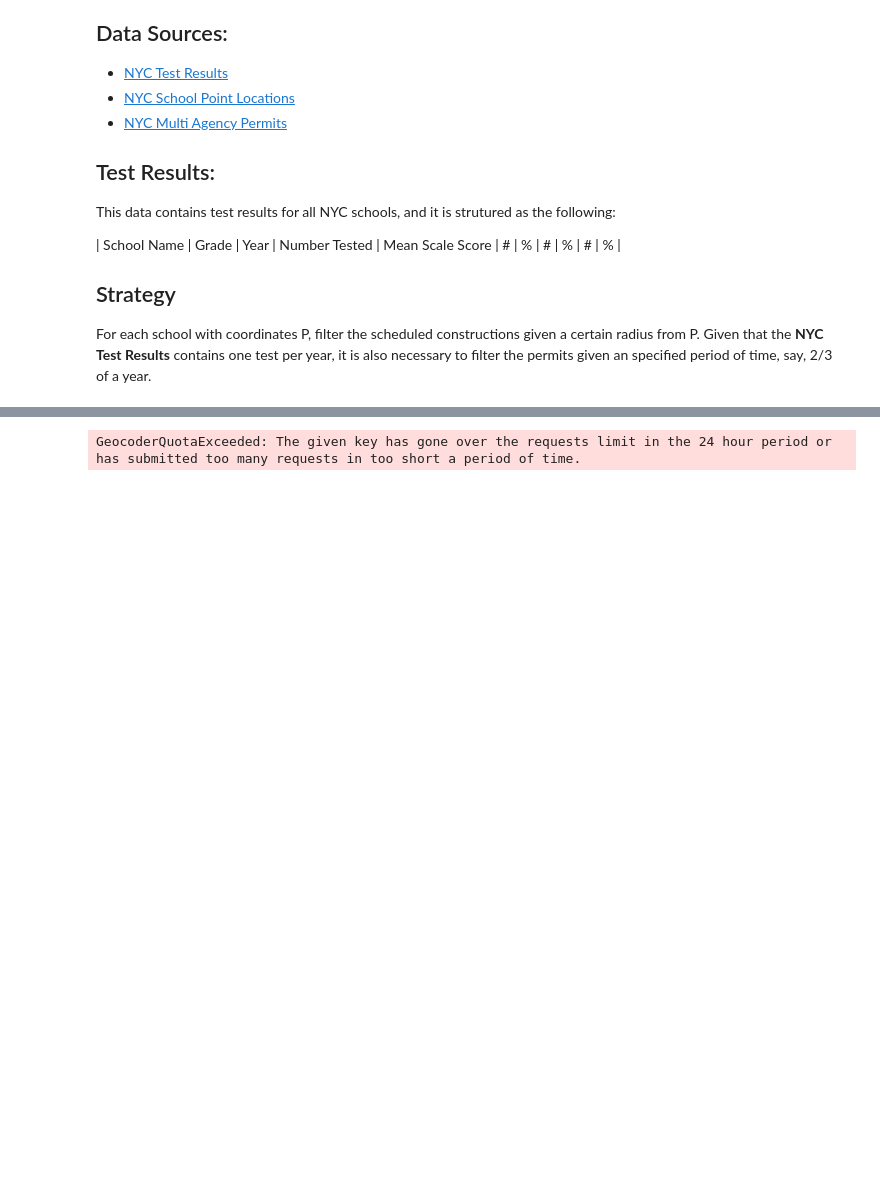
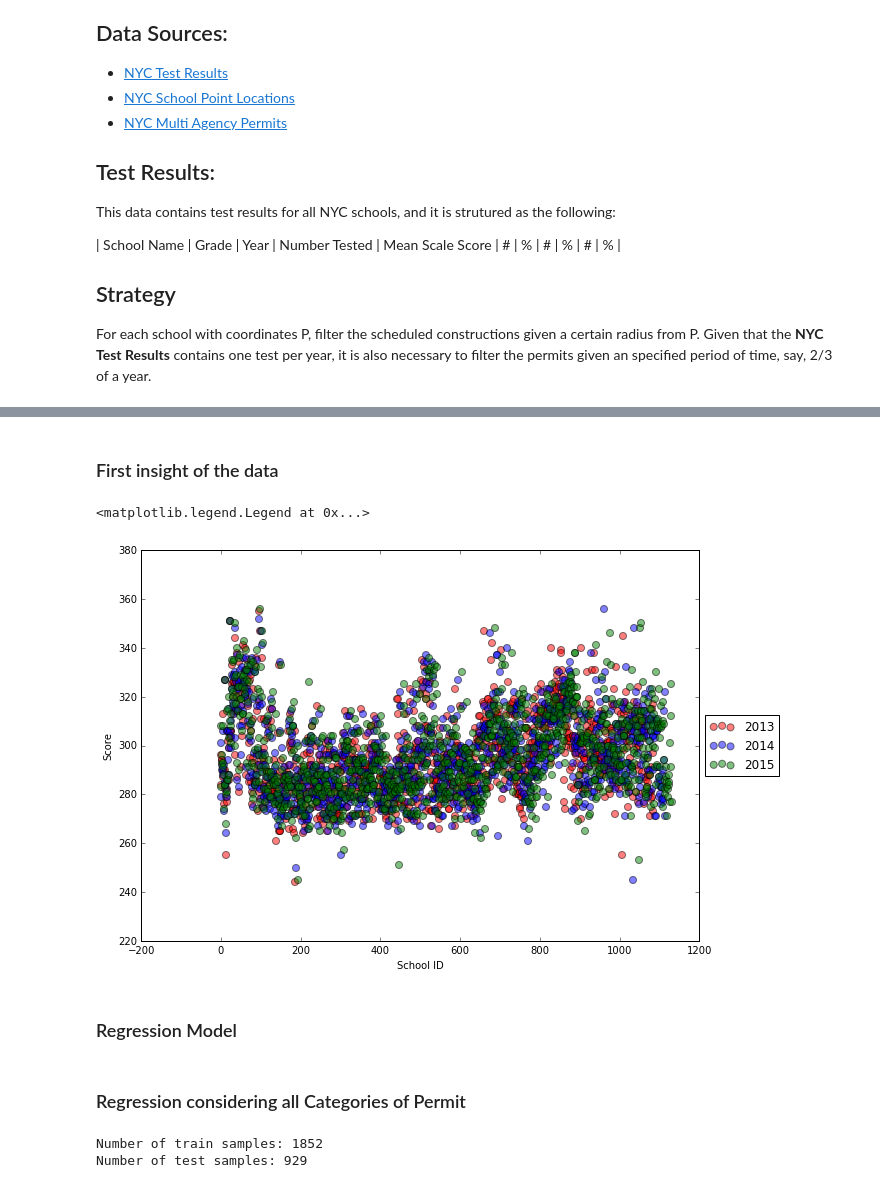
Before and after one commit to paulaceccon/nyc-noise-research, a Jupyter notebook: Analysis/ML Study.ipynb, the cells around one changed output, grey strips where cells are left out. Saved outputs shown, nothing was run; the diff lists cells and outputs as text; code cells hidden in the pictures; blank space fills up the shorter version.

```diff
--- a/Analysis/ML Study.ipynb
+++ b/Analysis/ML Study.ipynb
@@ -67,21 +62,21 @@ Number of schools in ELA file for '15: 1132
 # Creating a dictionary of school name : school point
 school_points = {}
 
+school_loc = csv.reader(open("../Resources/School_locations.csv", "rb"), delimiter=',')
+for line in school_loc:
+    school_points[line[0]] = (line[1], line[2])
+
 # geolocator = Nominatim()
-geolocator = GoogleV3()
-records = sf.records()
+# geolocator = GoogleV3()
+# records = sf.records()
 
-for i, shape in enumerate(sf.shapes()):
-    adress = records[i][9] +' '+ sf.records()[i][16] +' '+ str(sf.records()[i][11])
-    location = geolocator.geocode(adress, timeout=None)
-    school_points[sf.records()[i][4]] = (location.latitude, location.longitude)
-
-with open('../Resources/School_locations.csv', 'wb') as csvfile:
-    spamwriter = csv.writer(csvfile, delimiter=',')
-    for key, item in school_points.iteritems():
-        spamwriter.writerow([key, item[0], item[1]])
+# with open('../Resources/School_locations.csv', 'wb') as csvfile:
+#     spamwriter = csv.writer(csvfile, delimiter=',')
+#     for i, shape in enumerate(sf.shapes()):
+#         adress = records[i][9] +' '+ sf.records()[i][16] +' '+ str(sf.records()[i][11])
+#         location = geolocator.geocode(adress, timeout=100)
+#         school_points[sf.records()[i][4]] = (location.latitude, location.longitude)
+#         spamwriter.writerow([sf.records()[i][4], location.latitude, location.longitude])
-# %% [output]
-GeocoderQuotaExceeded: The given key has gone over the requests limit in the 24 hour period or has submitted too many requests in too short a period of time.
 # %%
 # Returns a dictionary of permit type and info
 def get_permiters_data(days_span):
@@ -143,0 +155,32 @@ print permiters_data.values()
+# %% [markdown]
+### First insight of the data
+# %%
+f = csv.DictReader(open("../Resources/ELA.csv", "rb"), delimiter=',')
+y_2013 = []
+y_2014 = []
+y_2015 = []
+
+for line in f:
+    name  = line["School Name"]
+    grade = line["Grade"]
+    year  = line["Year"]
+    score = line["Mean Scale Score"]
+    if year == "2013" and grade == "All Grades":
+        y_2013.append(score)
+    elif year == "2014" and grade == "All Grades":
+        y_2014.append(score)
+    elif year == "2015" and grade == "All Grades":
+        y_2015.append(score)
+
+plt.figure(figsize=(10, 7))
+plt.scatter(range(len(y_2013)), y_2013, s=50, c='r', alpha=0.5, label="2013")
+plt.scatter(range(len(y_2014)), y_2014, s=50, c='b', alpha=0.5, label="2014")
+plt.scatter(range(len(y_2015)), y_2015, s=50, c='g', alpha=0.5, label="2015")
+plt.xlabel("School ID")
+plt.ylabel("Score")
+plt.legend(loc='center left', bbox_to_anchor=(1, 0.5))
+# %% [output]
+<matplotlib.legend.Legend at 0x...>
+[figure, added]
+# %% [markdown]
+### Regression Model
@@ -143,0 +225,2 @@ print permiters_data.values()
+# %% [markdown]
+### Regression considering all Categories of Permit
@@ -143,0 +235,6 @@ print permiters_data.values()
+# %%
+print "Number of train samples:", len(school_train)
+print "Number of test samples:", len(school_test)
+# %% [output]
+Number of train samples: 1852
+Number of test samples: 929
```
Also changed, not shown: parts of 16 cells of this notebook, 4 other files.
